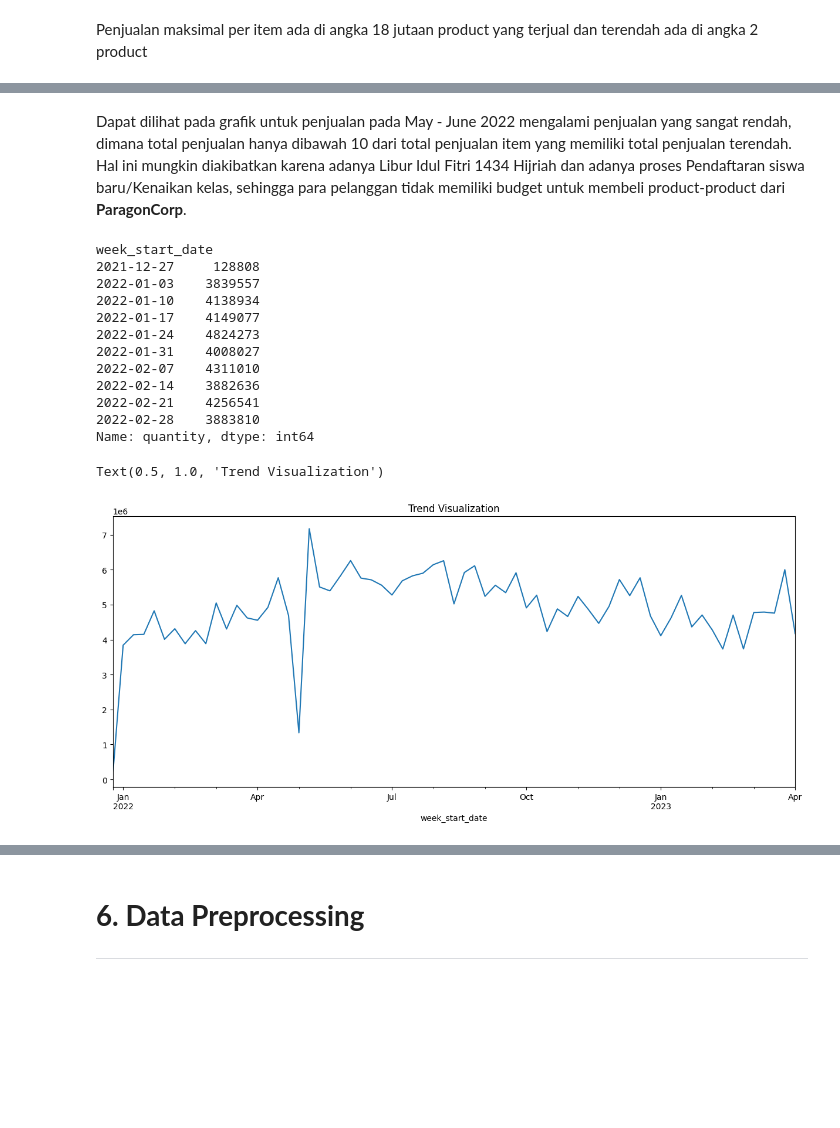
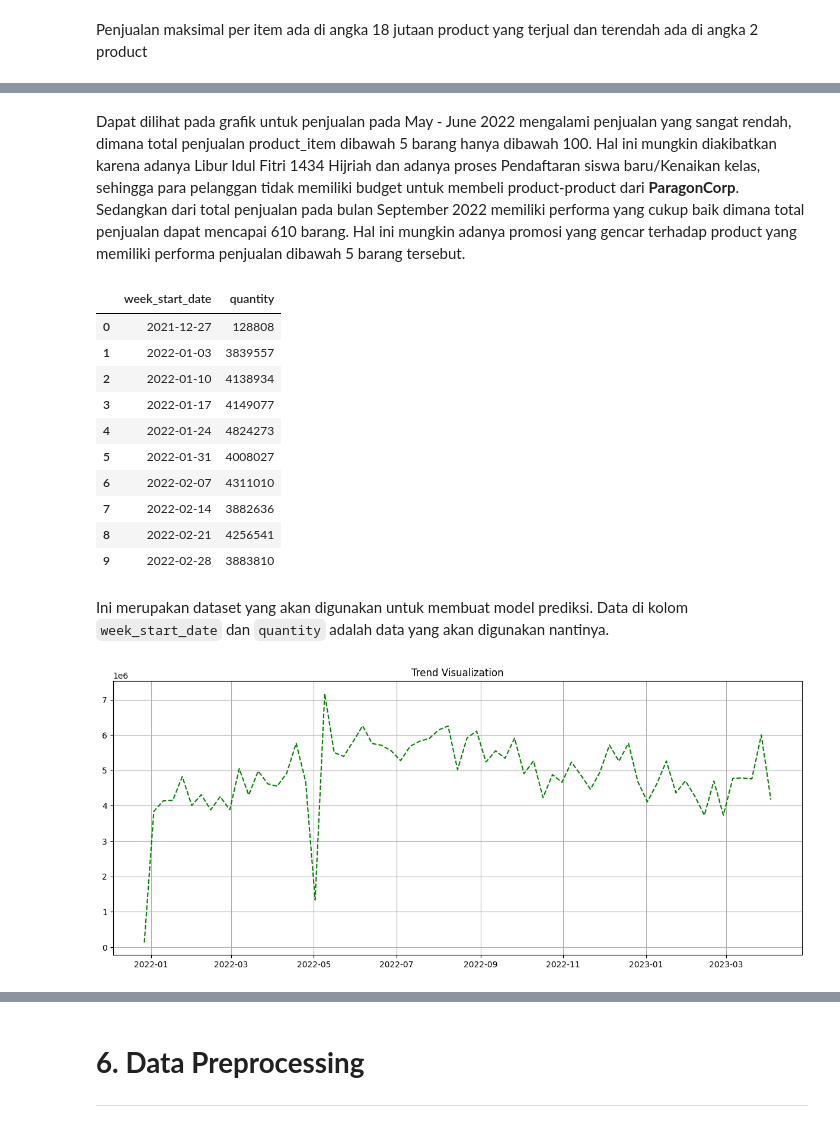
Before and after one commit to andik-alfauzi/Sales-Prediction, a Jupyter notebook: Time_Series_Sales_Prediction.ipynb, the cells around one changed output, grey strips where cells are left out. Cells and saved outputs as stored; diff of their text form; code cells hidden in the pictures; blank space fills up the shorter version.

Commit message:
update file - data trend checking

```diff
--- a/Time_Series_Sales_Prediction.ipynb
+++ b/Time_Series_Sales_Prediction.ipynb
@@ -170,0 +199,3 @@ Ada 1 item yang tidak memiliki performa penjualan
+# %%
+# Drop missing data
+data = data.dropna()
@@ -250,29 +352,31 @@ plt.show()
 # %% [markdown]
-Dapat dilihat pada grafik untuk penjualan pada May - June 2022 mengalami penjualan yang sangat rendah, dimana total penjualan hanya dibawah 10 dari total penjualan item yang memiliki total penjualan terendah. Hal ini mungkin diakibatkan karena adanya Libur Idul Fitri 1434 Hijriah dan adanya proses Pendaftaran siswa baru/Kenaikan kelas, sehingga para pelanggan tidak memiliki budget untuk membeli product-product dari **ParagonCorp**.
+Dapat dilihat pada grafik untuk penjualan pada May - June 2022 mengalami penjualan yang sangat rendah, dimana total penjualan product_item dibawah 5 barang hanya dibawah 100. Hal ini mungkin diakibatkan karena adanya Libur Idul Fitri 1434 Hijriah dan adanya proses Pendaftaran siswa baru/Kenaikan kelas, sehingga para pelanggan tidak memiliki budget untuk membeli product-product dari **ParagonCorp**. Sedangkan dari total penjualan pada bulan September 2022 memiliki performa yang cukup baik dimana total penjualan dapat mencapai 610 barang. Hal ini mungkin adanya promosi yang gencar terhadap product yang memiliki performa penjualan dibawah 5 barang tersebut.
 # %%
 # Prepare Data
-sales = data.groupby('week_start_date')['quantity'].sum()
+sales = data.groupby('week_start_date')['quantity'].sum().reset_index()
 
 # Display
 sales.head(10)
 # %% [output]
-week_start_date
-2021-12-27     128808
-2022-01-03    3839557
-2022-01-10    4138934
-2022-01-17    4149077
-2022-01-24    4824273
-2022-01-31    4008027
-2022-02-07    4311010
-2022-02-14    3882636
-2022-02-21    4256541
-2022-02-28    3883810
-Name: quantity, dtype: int64
+|  | week_start_date | quantity |
+| 0 | 2021-12-27 | 128808 |
+| 1 | 2022-01-03 | 3839557 |
+| 2 | 2022-01-10 | 4138934 |
+| 3 | 2022-01-17 | 4149077 |
+| 4 | 2022-01-24 | 4824273 |
+| 5 | 2022-01-31 | 4008027 |
+| 6 | 2022-02-07 | 4311010 |
+| 7 | 2022-02-14 | 3882636 |
+| 8 | 2022-02-21 | 4256541 |
+| 9 | 2022-02-28 | 3883810 |
+# %% [markdown]
+Ini merupakan dataset yang akan  digunakan untuk membuat model prediksi. Data di kolom `week_start_date` dan `quantity` adalah data yang akan digunakan nantinya.
 # %%
 # Visualize the sales data
 plt.figure(figsize=(15,6))
-sales.plot()
+plt.plot(sales['week_start_date'], sales['quantity'], linestyle='dashed', color='Green')
 plt.title('Trend Visualization')
+plt.grid(True)
+plt.show()
 # %% [output]
-Text(0.5, 1.0, 'Trend Visualization')
-[figure, old version]
+[figure, new version]
```
Also changed, not shown: parts of 44 cells of this notebook.
